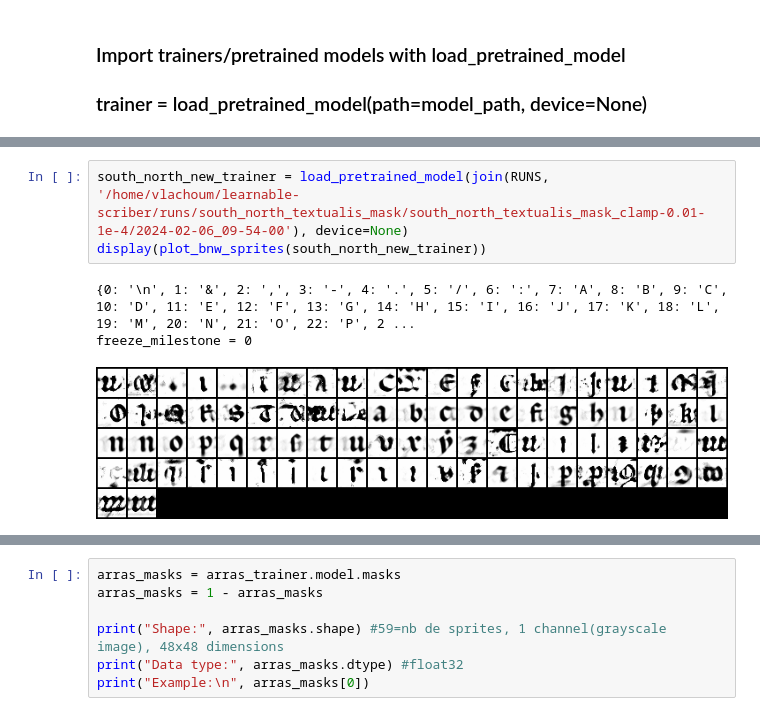
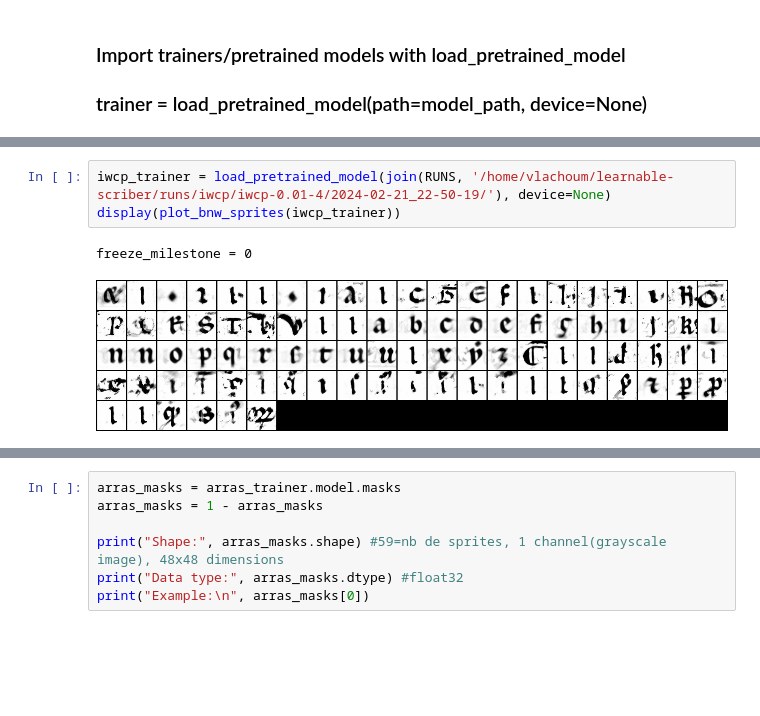
Before and after one commit to malamatenia/learnable-handwriter, a Jupyter notebook: notebooks/afficher_reconstructions.ipynb, the cells around one changed output, grey strips where cells are left out. Cells and saved outputs as stored; diff of their text form; blank space fills up the shorter version.

```diff
--- a/notebooks/afficher_reconstructions.ipynb
+++ b/notebooks/afficher_reconstructions.ipynb
@@ -102,8 +95,7 @@ freeze_milestone = 0
 # %%
-south_north_new_trainer = load_pretrained_model(join(RUNS, '/home/vlachoum/learnable-scriber/runs/south_north_textualis_mask/south_north_textualis_mask_clamp-0.01-1e-4/2024-02-06_09-54-00'), device=None)
-display(plot_bnw_sprites(south_north_new_trainer))
+iwcp_trainer = load_pretrained_model(join(RUNS, '/home/vlachoum/learnable-scriber/runs/iwcp/iwcp-0.01-4/2024-02-21_22-50-19/'), device=None)
+display(plot_bnw_sprites(iwcp_trainer))
 # %% [output]
-{0: '\n', 1: '&', 2: ',', 3: '-', 4: '.', 5: '/', 6: ':', 7: 'A', 8: 'B', 9: 'C', 10: 'D', 11: 'E', 12: 'F', 13: 'G', 14: 'H', 15: 'I', 16: 'J', 17: 'K', 18: 'L', 19: 'M', 20: 'N', 21: 'O', 22: 'P', 2 ...
 freeze_milestone = 0
-[figure, old version]
+[figure, new version]
 # %%
```
Also changed, not shown: parts of 5 cells of this notebook, 12 other files.
